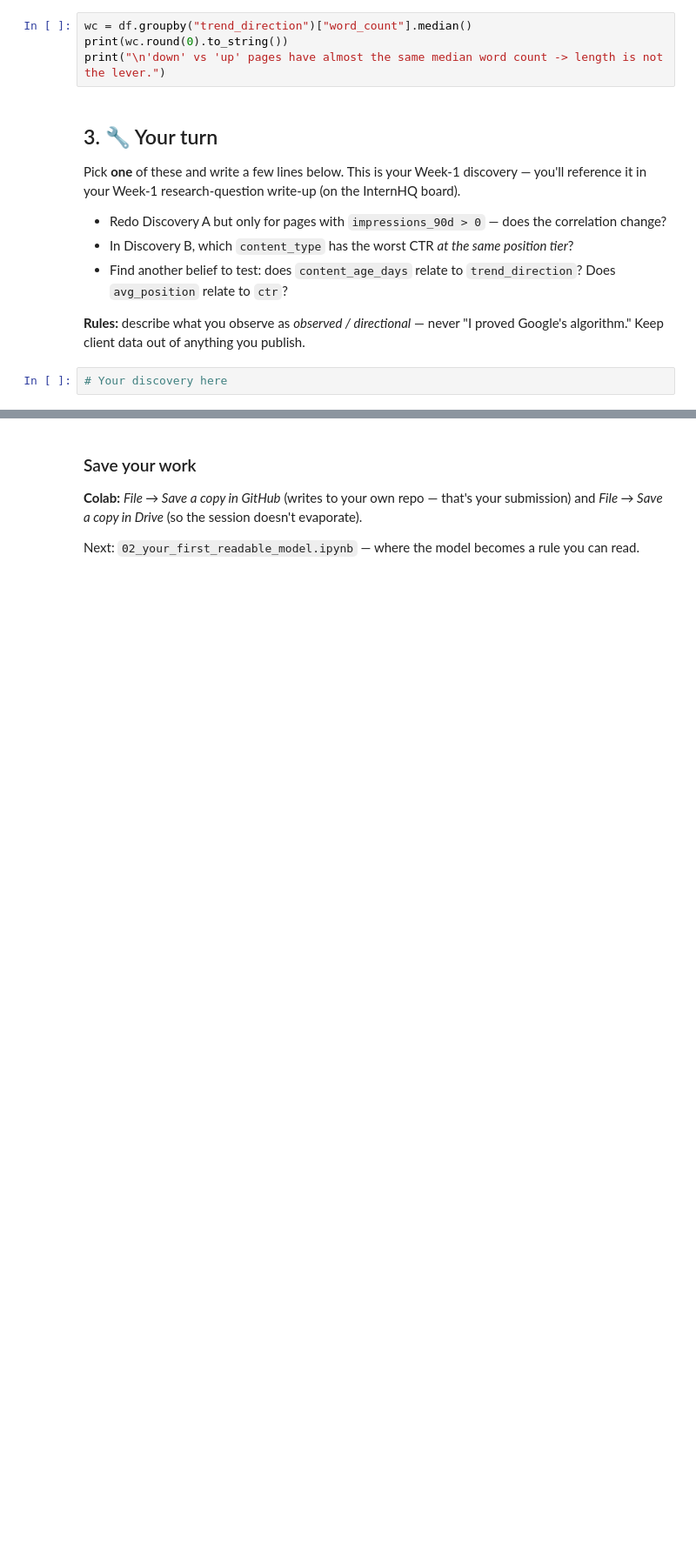
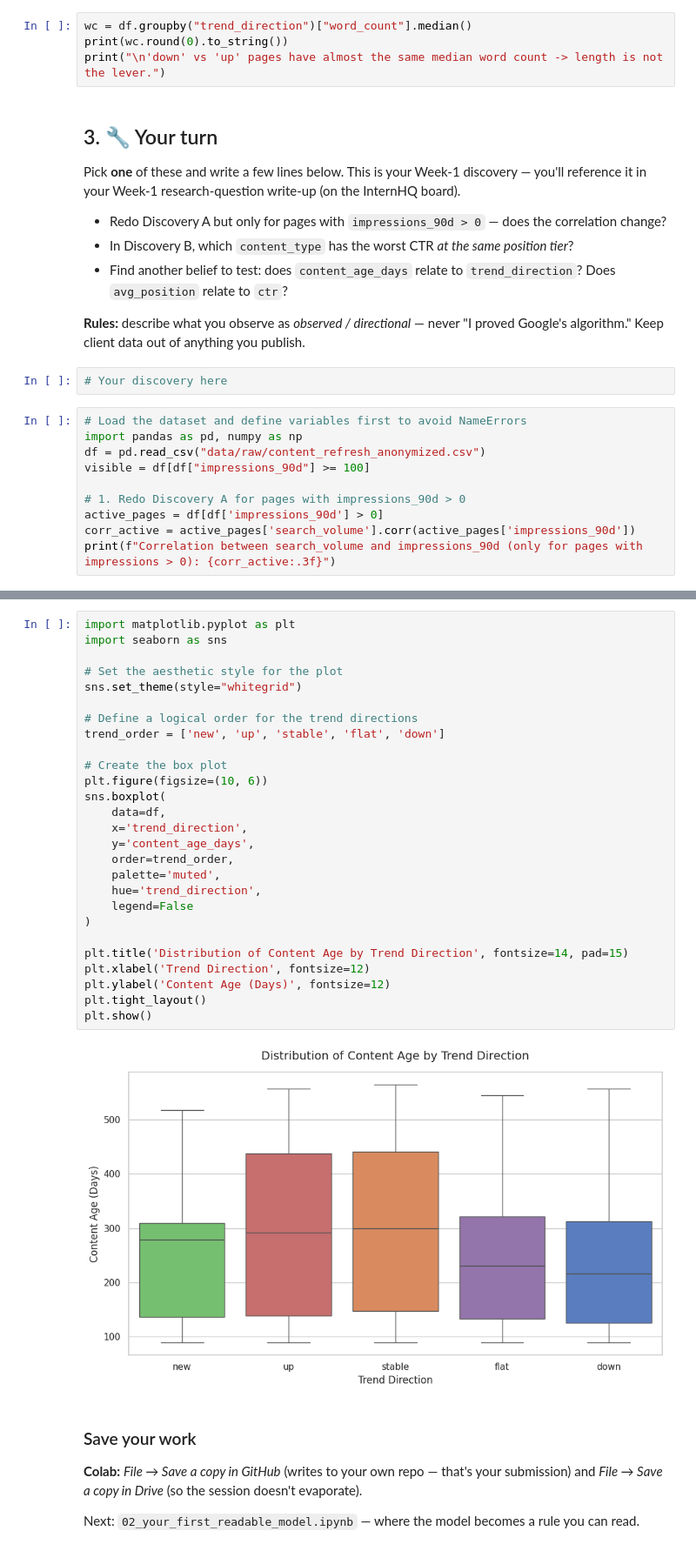
Before and after one commit to fr2685411/flyrank_altaf, a Jupyter notebook: notebooks/01_first_look_and_discovery.ipynb, the cells around one changed output, grey strips where cells are left out. Shown at 87% size. Cells and saved outputs as stored; diff of their text form; blank space fills up the shorter version.

```diff
--- a/notebooks/01_first_look_and_discovery.ipynb
+++ b/notebooks/01_first_look_and_discovery.ipynb
@@ -122,3 +122,13 @@ Pick **one** of these and write a few lines below. This is your Week-1 discovery
 **Rules:** describe what you observe as *observed / directional* — never "I proved Google's algorithm." Keep client data out of anything you publish.
 # %%
 # Your discovery here
+# %%
+# Load the dataset and define variables first to avoid NameErrors
+import pandas as pd, numpy as np
+df = pd.read_csv("data/raw/content_refresh_anonymized.csv")
+visible = df[df["impressions_90d"] >= 100]
+
+# 1. Redo Discovery A for pages with impressions_90d > 0
+active_pages = df[df['impressions_90d'] > 0]
+corr_active = active_pages['search_volume'].corr(active_pages['impressions_90d'])
+print(f"Correlation between search_volume and impressions_90d (only for pages with impressions > 0): {corr_active:.3f}")
@@ -125,3 +169,32 @@ Pick **one** of these and write a few lines below. This is your Week-1 discovery
+# %%
+import matplotlib.pyplot as plt
+import seaborn as sns
+
+# Set the aesthetic style for the plot
+sns.set_theme(style="whitegrid")
+
+# Define a logical order for the trend directions
+trend_order = ['new', 'up', 'stable', 'flat', 'down']
+
+# Create the box plot
+plt.figure(figsize=(10, 6))
+sns.boxplot(
+    data=df,
+    x='trend_direction',
+    y='content_age_days',
+    order=trend_order,
+    palette='muted',
+    hue='trend_direction',
+    legend=False
+)
+
+plt.title('Distribution of Content Age by Trend Direction', fontsize=14, pad=15)
+plt.xlabel('Trend Direction', fontsize=12)
+plt.ylabel('Content Age (Days)', fontsize=12)
+plt.tight_layout()
+plt.show()
+# %% [output]
+[figure, added]
 # %% [markdown]
 ### Save your work
 **Colab:** *File → Save a copy in GitHub* (writes to your own repo — that's your submission) and *File → Save a copy in Drive* (so the session doesn't evaporate).
```
Also changed, not shown: parts of 3 cells of this notebook.
